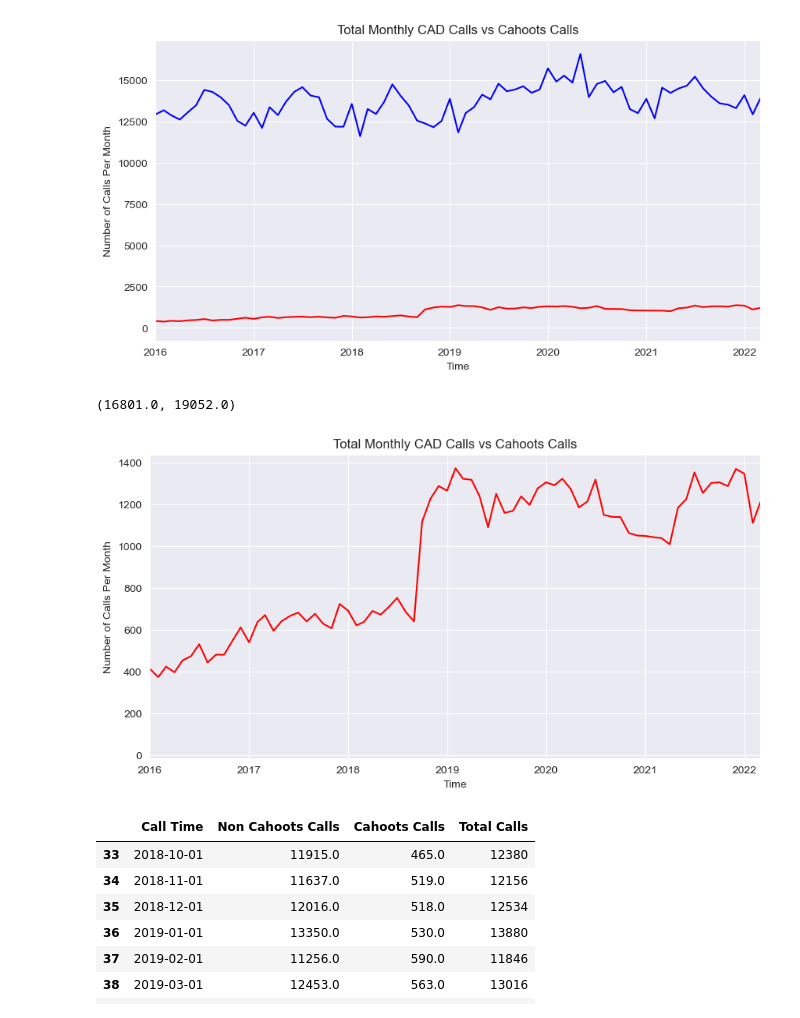
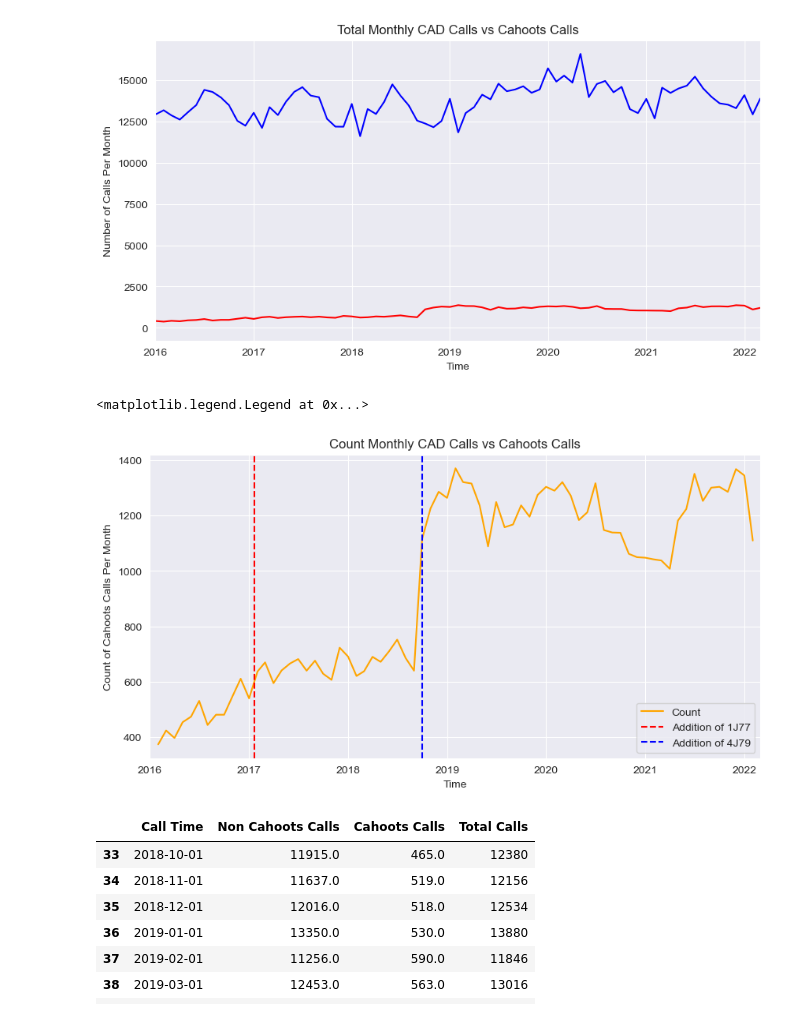
Before and after one commit to Elijah-Andrae56/ADCSI4SJ-EAndrae, a Jupyter notebook: DCSI 410 Final Project/cahoots_calls_over_time.ipynb, the cells around one changed output. Saved outputs shown, nothing was run; the diff lists cells and outputs as text; code cells hidden in the pictures.

```diff
--- a/DCSI 410 Final Project/cahoots_calls_over_time.ipynb
+++ b/DCSI 410 Final Project/cahoots_calls_over_time.ipynb
@@ -270,14 +271,17 @@ plt.xlim([pd.to_datetime("2016"), pd.to_datetime("2022-3-1")])
 [figure]
 # %%
 plt.figure(figsize=(10, 5))
-plt.plot(total_vs_cahoot["Call Time"], total_vs_cahoot['Cahoots Calls'], color='r')
-plt.ylabel("Number of Calls Per Month")
+plt.plot(total_vs_cahoot["Call Time"], total_vs_cahoot['Cahoots Calls'], color="orange", label="Count")
+plt.ylabel("Count of Cahoots Calls Per Month")
 plt.xlabel("Time")
-plt.title("Total Monthly CAD Calls vs Cahoots Calls")
+plt.title("Count Monthly CAD Calls vs Cahoots Calls")
+plt.axvline(pd.to_datetime(call_sign_times['1J77']['First']), label='Addition of 1J77', color='r', linestyle='--')
+plt.axvline(pd.to_datetime(call_sign_times['4J79']['First']), label='Addition of 4J79', color='b', linestyle='--')
 plt.xlim([pd.to_datetime("2016"), pd.to_datetime("2022-3-1")])
+plt.legend(loc='lower right')
 # %% [output]
-(16801.0, 19052.0)
+<matplotlib.legend.Legend at 0x...>
-[figure, old version]
+[figure, new version]
 # %%
 total_vs_3J78 = calculate_counts(clean_data, ['3J78'])
 total_vs_1J77 = calculate_counts(clean_data, ['1J77'])
```
Also changed, not shown: parts of 3 cells of this notebook.
